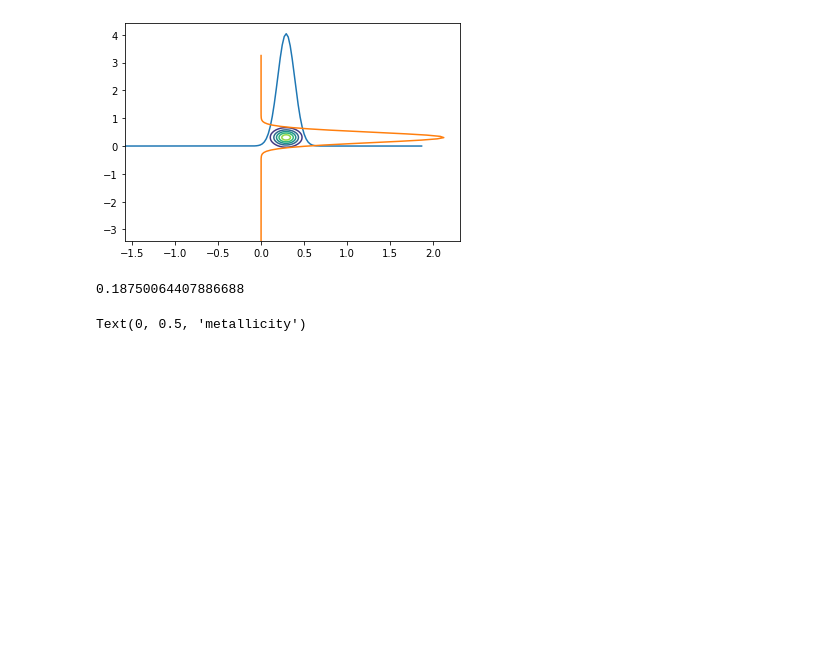
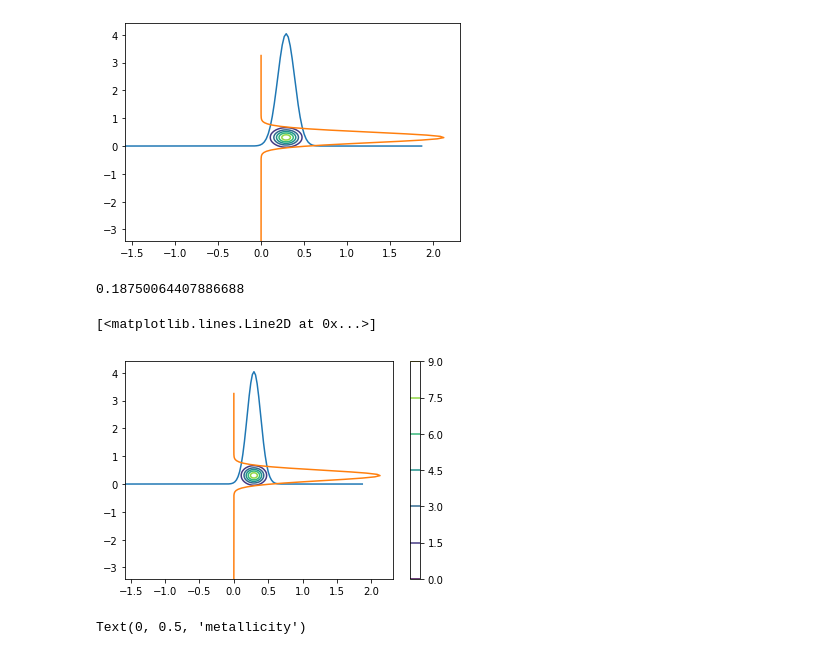
Before and after one commit to fjbautistas/kde_example, a Jupyter notebook: Marginal_Distributions.ipynb, the cells around one changed output. Saved outputs shown, nothing was run; the diff lists cells and outputs as text; code cells hidden in the pictures; blank space fills up the shorter version.

Commit message:
bivariate normal plot for theprior distribution

```diff
--- a/Marginal_Distributions.ipynb
+++ b/Marginal_Distributions.ipynb
@@ -188,24 +188,27 @@ plt.plot(prueba.pdfs[1],prueba.X[1])
 # %% [output]
 0.18750064407886688
 # %%
-#from scipy.stats import multivariate_normal
-#mean = [prueba.mu[0][0], prueba.mu[1][0]]
-#cov = [[prueba.sig[0][0]**2,0],[0, prueba.sig[1][0]**2]]
+from scipy.stats import multivariate_normal
+mean = [prueba.mu[0][0], prueba.mu[1][0]]
+cov = [[prueba.sig[0][0]**2,0],[0, prueba.sig[1][0]**2]]
 
 
-#x, y = np.meshgrid(prueba.X[0], prueba.X[1])
+x, y = np.meshgrid(prueba.X[0], prueba.X[1])
 #x, y = np.mgrid[prueba.X[0].min():prueba.X[0].max(),prueba.X[1].min():prueba.X[1].max()]
-#rv = multivariate_normal(mean, cov)
+rv = multivariate_normal(mean, cov)
 
-#n_pdf = rv.pdf(np.dstack((x, y)))
+n_pdf = rv.pdf(np.dstack((x, y)))
 
-#fig2 = plt.figure()
-#ax2 = fig2.add_subplot(111)
-#ff = ax2.contour(x, y, rv.pdf(np.dstack((x, y))))
-#cbar = fig2.colorbar(ff)
+fig2 = plt.figure()
+ax2 = fig2.add_subplot(111)
+ff = ax2.contour(x, y, rv.pdf(np.dstack((x, y))))
+cbar = fig2.colorbar(ff)
 
-#plt.plot(prueba.X[0], prueba.pdfs[0])
-#plt.plot(prueba.pdfs[1],prueba.X[1])
+plt.plot(prueba.X[0], prueba.pdfs[0])
+plt.plot(prueba.pdfs[1],prueba.X[1])
+# %% [output]
+[<matplotlib.lines.Line2D at 0x...>]
+[figure, added]
 # %%
 fig, ax = plt.subplots(1, 3, figsize=(15,4))
 fig.subplots_adjust(wspace=.3)
```
